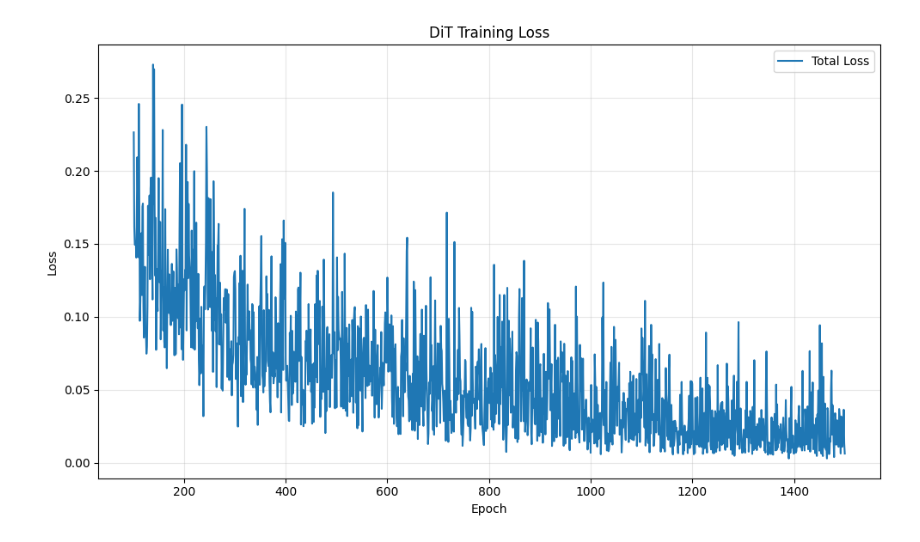
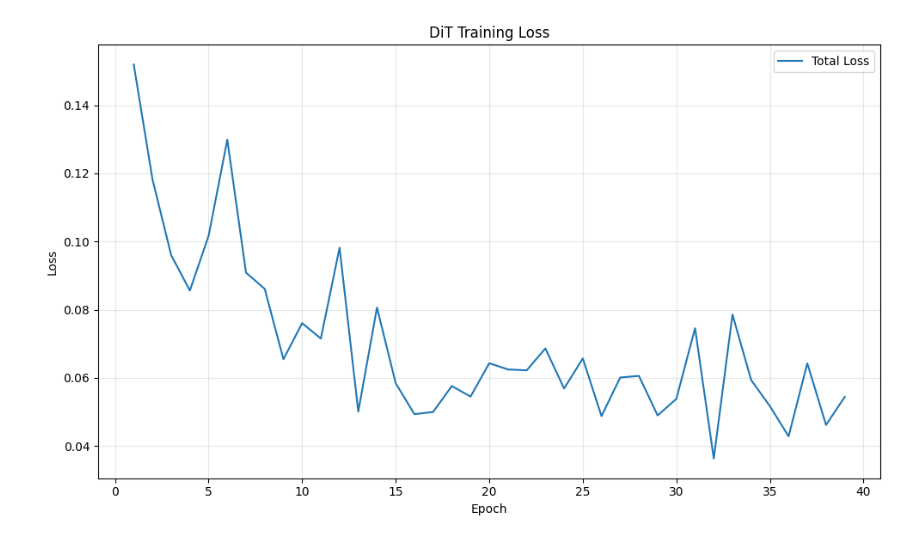
Before and after one commit to Mafaz03/CFD_DiT, a Jupyter notebook: inference/plot_loss.ipynb, the cells around one changed output. Cells and saved outputs as stored; diff of their text form; code cells hidden in the pictures.

```diff
--- a/inference/plot_loss.ipynb
+++ b/inference/plot_loss.ipynb
@@ -1,33 +1,33 @@
 # %%
 import re
 import matplotlib.pyplot as plt
 
-file_path = "2_1500_0_losses.txt"
+file_path = "losses.txt"
 
 epochs = []
 total_loss = []
 data_loss = []
 bc_loss = []
 
 with open(file_path, "r") as f:
     for line in f:
 
-        total_loss.append(float(line.split("loss=")[-1]))
+        total_loss.append(float(line.split("train_loss")[1].split(" ")[0][1:]))
 
 plt.figure(figsize=(10, 6))
 
 epochs = range(1, len(total_loss) + 1)
-plt.plot(epochs[100:], total_loss[100:], label="Total Loss")
+plt.plot(epochs[:], total_loss[:], label="Total Loss")
 
 
 plt.xlabel("Epoch")
 plt.ylabel("Loss")
 plt.title("DiT Training Loss")
 plt.legend()
 plt.grid(True, alpha=0.3)
 plt.tight_layout()
 
 # plt.savefig("training_losses.png", dpi=300)
 plt.show()
 # %% [output]
-[figure, old version]
+[figure, new version]
```
Also changed, not shown: parts of 10 cells of this notebook, 7 other files.
